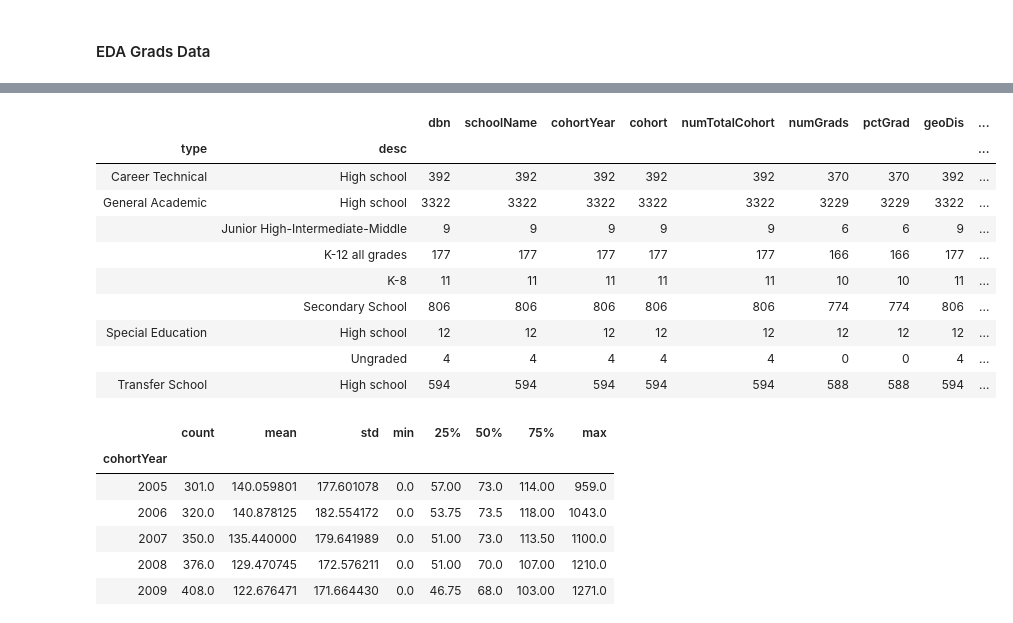
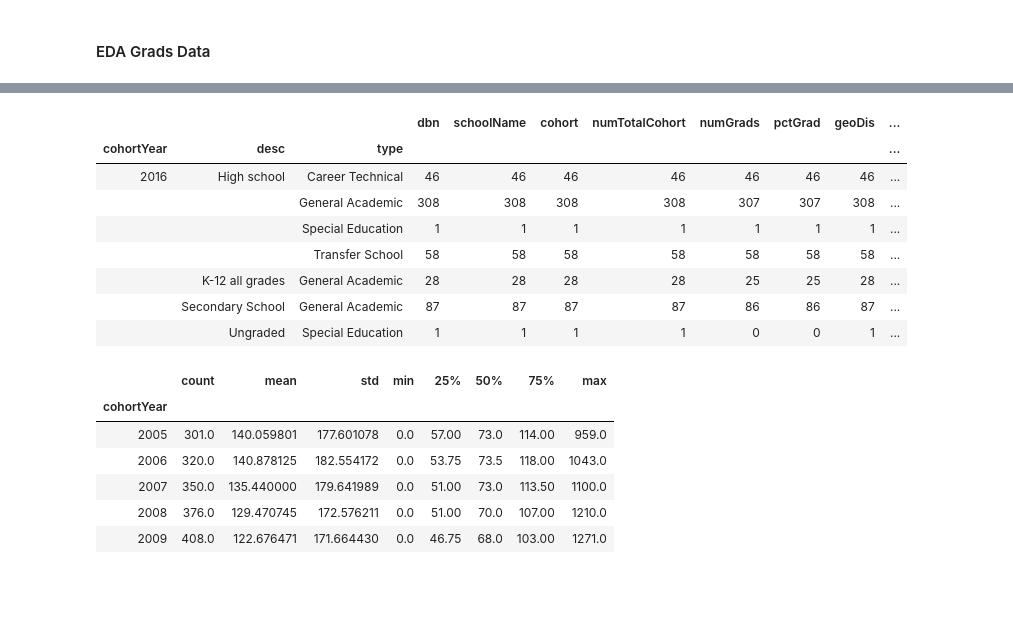
Before and after one commit to meiguan/covid19SchoolsNYC, a Jupyter notebook: eda_public_datasets.ipynb, the cells around one changed output, grey strips where cells are left out. Cells and saved outputs as stored; diff of their text form; code cells hidden in the pictures; blank space fills up the shorter version.

```diff
--- a/eda_public_datasets.ipynb
+++ b/eda_public_datasets.ipynb
@@ -58,7 +58,7 @@ lcgms.groupby(['type', 'desc']).count()
 # %% [markdown]
 #### EDA Grads Data
 # %%
-grads = grads.merge(lcgms[['dbn', 'geoDis', 'type', 'desc']], right_on='dbn', left_on='dbn')
+grads = grads.merge(lcgms[['dbn', 'geoDis', 'type', 'desc','censusTract']], right_on='dbn', left_on='dbn')
 # %%
 grads['sqrYear'] = grads['cohortYear']+4
 grads = grads[grads['cohort'] == '4 year August']
@@ -73,19 +73,17 @@ grads.head()
 | 3 | 01M292 | ORCHARD COLLEGIATE ACADEMY | 2013 | 4 year August | 36 | 25.0 | 0.694444 | 1 | General Academic | ... |
 | 4 | 01M292 | ORCHARD COLLEGIATE ACADEMY | 2012 | 4 year August | 44 | 24.0 | 0.545455 | 1 | General Academic | ... |
 # %%
-grads.groupby(['type', 'desc']).count()
+grads[grads['cohortYear']==2016].groupby(['cohortYear', 'desc', 'type']).count()
 # %% [output]
-|  |  | dbn | schoolName | cohortYear | cohort | numTotalCohort | numGrads | pctGrad | geoDis | ... |
-| type | desc |  |  |  |  |  |  |  |  | ... |
-| Career Technical | High school | 392 | 392 | 392 | 392 | 392 | 370 | 370 | 392 | ... |
-| General Academic | High school | 3322 | 3322 | 3322 | 3322 | 3322 | 3229 | 3229 | 3322 | ... |
-|  | Junior High-Intermediate-Middle | 9 | 9 | 9 | 9 | 9 | 6 | 6 | 9 | ... |
-|  | K-12 all grades | 177 | 177 | 177 | 177 | 177 | 166 | 166 | 177 | ... |
-|  | K-8 | 11 | 11 | 11 | 11 | 11 | 10 | 10 | 11 | ... |
-|  | Secondary School | 806 | 806 | 806 | 806 | 806 | 774 | 774 | 806 | ... |
-| Special Education | High school | 12 | 12 | 12 | 12 | 12 | 12 | 12 | 12 | ... |
-|  | Ungraded | 4 | 4 | 4 | 4 | 4 | 0 | 0 | 4 | ... |
-| Transfer School | High school | 594 | 594 | 594 | 594 | 594 | 588 | 588 | 594 | ... |
+|  |  |  | dbn | schoolName | cohort | numTotalCohort | numGrads | pctGrad | geoDis | ... |
+| cohortYear | desc | type |  |  |  |  |  |  |  | ... |
+| 2016 | High school | Career Technical | 46 | 46 | 46 | 46 | 46 | 46 | 46 | ... |
+|  |  | General Academic | 308 | 308 | 308 | 308 | 307 | 307 | 308 | ... |
+|  |  | Special Education | 1 | 1 | 1 | 1 | 1 | 1 | 1 | ... |
+|  |  | Transfer School | 58 | 58 | 58 | 58 | 58 | 58 | 58 | ... |
+|  | K-12 all grades | General Academic | 28 | 28 | 28 | 28 | 25 | 25 | 28 | ... |
+|  | Secondary School | General Academic | 87 | 87 | 87 | 87 | 86 | 86 | 87 | ... |
+|  | Ungraded | Special Education | 1 | 1 | 1 | 1 | 0 | 0 | 1 | ... |
 # %%
 grads.groupby(['cohortYear']).describe()['numGrads']
 # %% [output]
```
Also changed, not shown: parts of 19 cells of this notebook, 2 other files.
